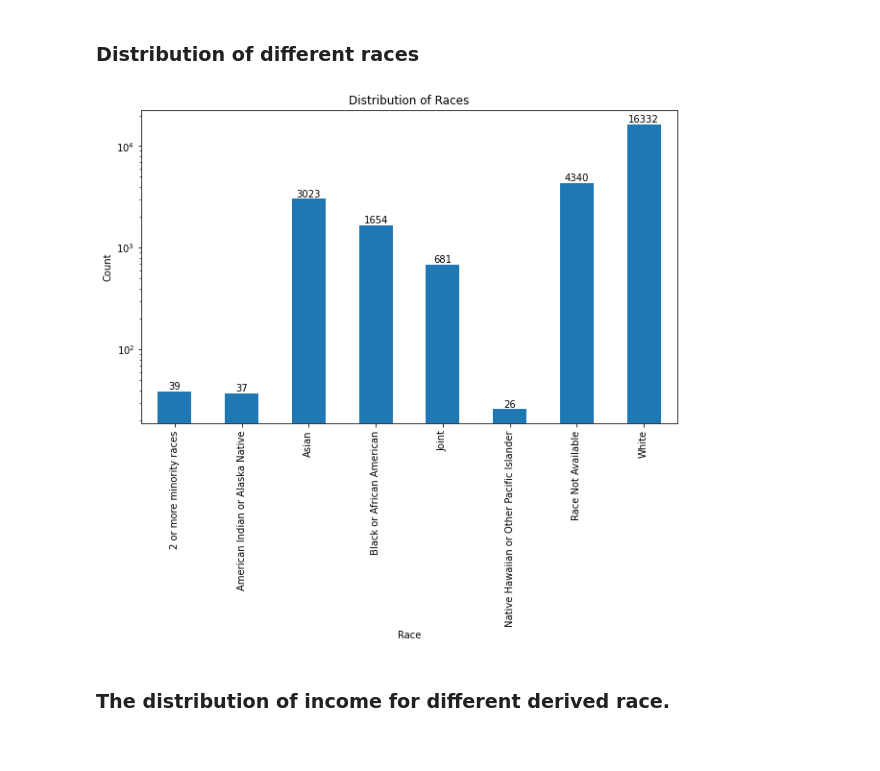
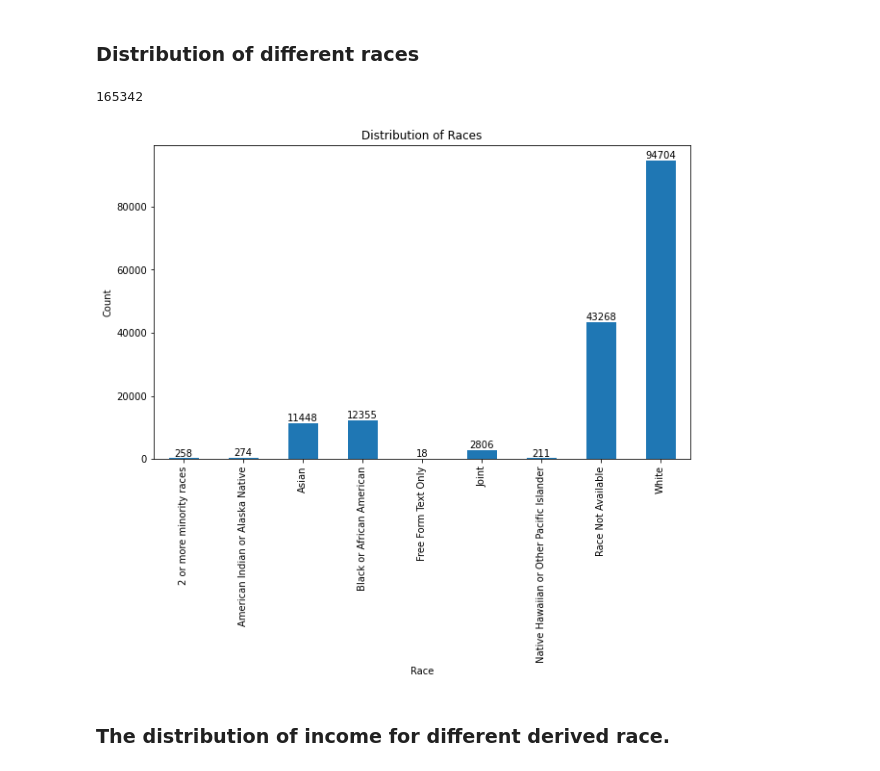
Before and after one commit to BU-Spark/ds-councilor-louijeune-fair-housing, a Jupyter notebook: spring23-team-4/data_code/data_test.ipynb, the cells around one changed output. Cells and saved outputs as stored; diff of their text form; code cells hidden in the pictures.

```diff
--- a/spring23-team-4/data_code/data_test.ipynb
+++ b/spring23-team-4/data_code/data_test.ipynb
@@ -82,21 +82,22 @@ df2 = df2.drop(df2[df2['income'] < 0].index)
 # %% [markdown]
 ### Distribution of different races
 # %%
-race = df2.groupby('derived_race')['derived_race'].count()
+race = df.groupby('derived_race')['derived_race'].count()
 
 plt.figure(figsize=(10, 6))
 race.plot(kind='bar')
 plt.xlabel('Race')
 plt.ylabel('Count')
 plt.title('Distribution of Races')
 
-plt.yscale('log')
+# plt.yscale('log')
 
 for i, v in enumerate(race):
     plt.annotate(str(v), xy=(i, v), ha='center', va='bottom')
 
 plt.show()
 # %% [output]
+165342
-[figure, old version]
+[figure, new version]
 # %% [markdown]
 ### The distribution of income for different derived race.
```
Also changed, not shown: parts of 5 cells of this notebook.
